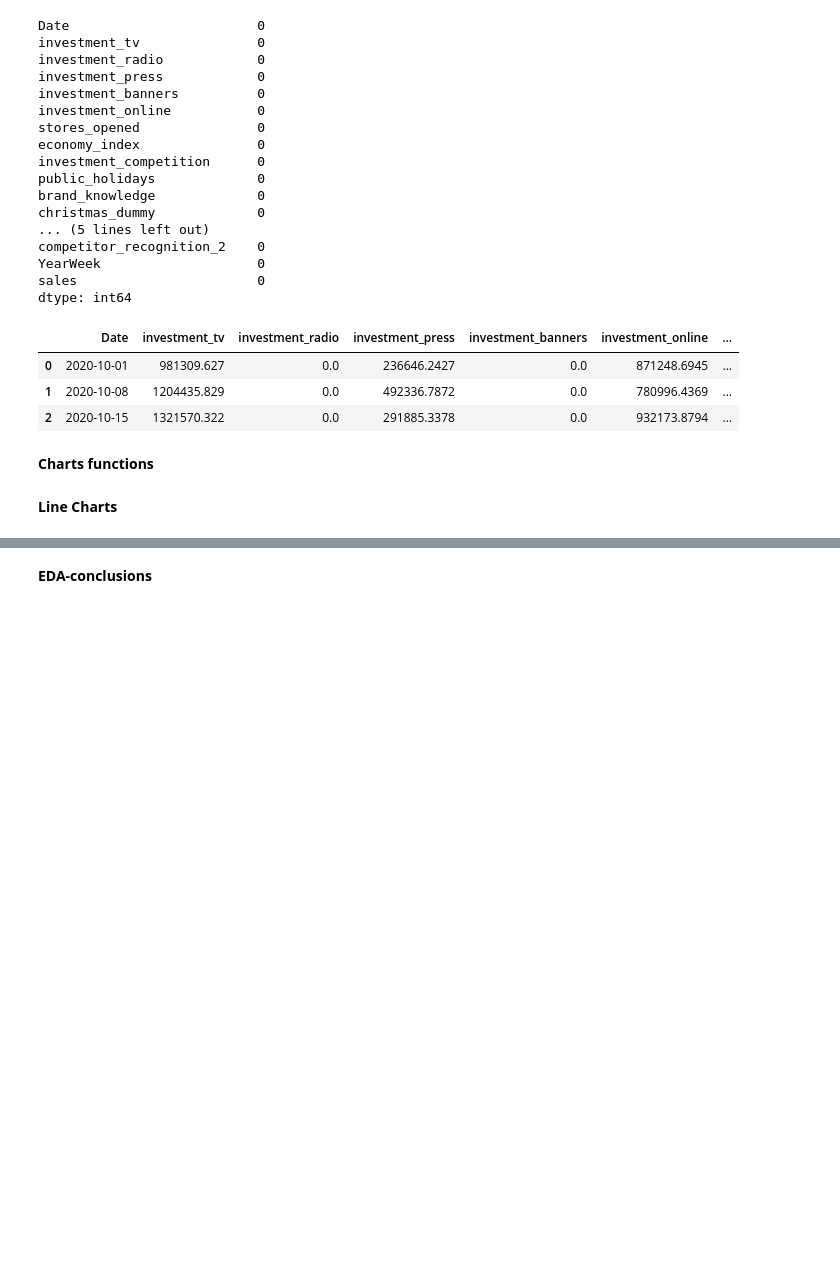
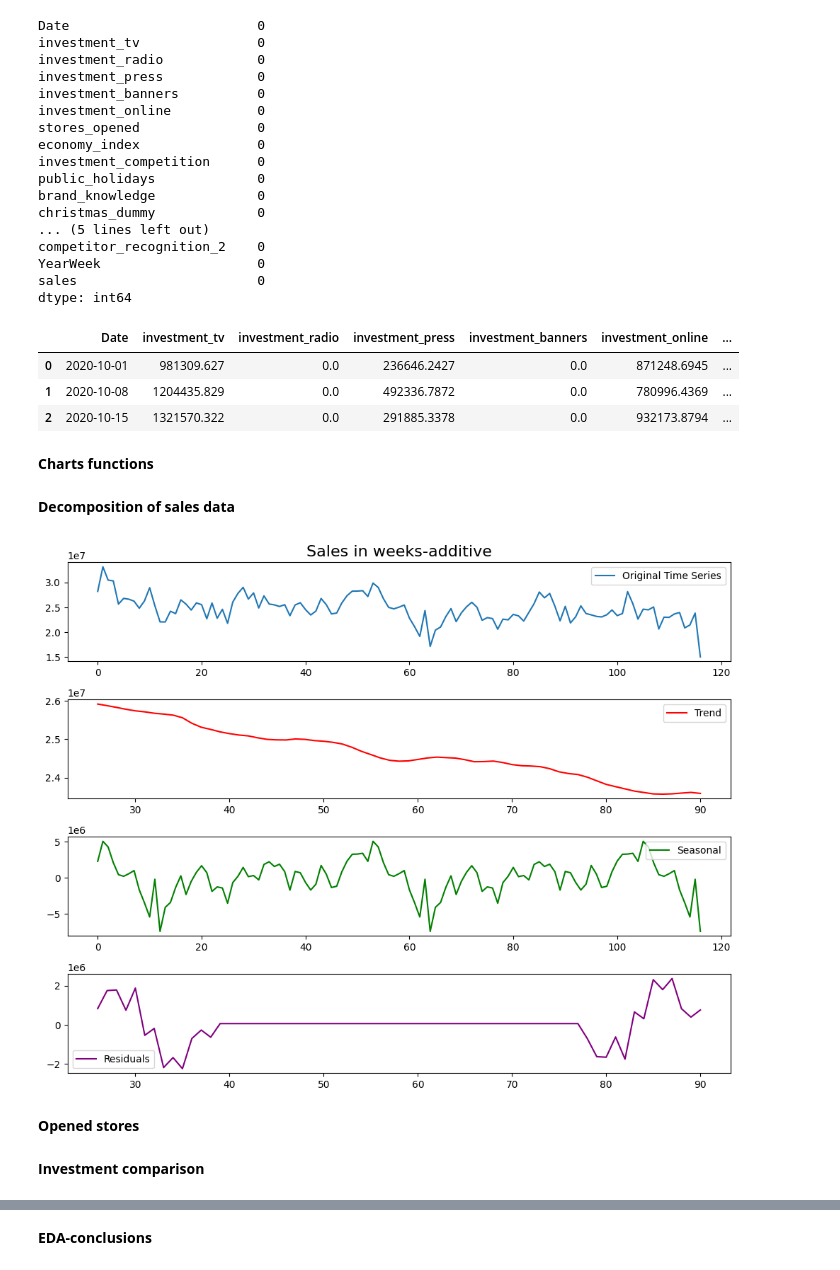
Before and after one commit to martincho48/Portfolio, a Jupyter notebook: Machine_Learning/Regression_Econometrics/Comercials-Econometrics-MMM/investments-econometrics-hand_over.ipynb, the cells around one changed output, grey strips where cells are left out. Drawn from its saved outputs; the diff is of its cells as text; code cells hidden in the pictures; blank space fills up the shorter version.

```diff
--- a/Machine_Learning/Regression_Econometrics/Comercials-Econometrics-MMM/investments-econometrics-hand_over.ipynb
+++ b/Machine_Learning/Regression_Econometrics/Comercials-Econometrics-MMM/investments-econometrics-hand_over.ipynb
@@ -178,5 +180,3 @@ def scatter_linear(df, x_col_name, y_col_name):
                     trendline_color_override="red"
                     )
     fig.show()
-# %% [markdown]
-**Line Charts**
@@ -191,3 +183,53 @@ line_plot_px(df = df_week,
+# %%
+#function
+
+def decompose(data: pd.DataFrame, column_name: str, period: int, title: str, model_type: str):
+
+    # Perform seasonal decomposition
+    result = seasonal_decompose(data[column_name], model=model_type, period=period)  # Adjust the period as needed
+
+    # Plot the original time series
+    plt.figure(figsize=(10, 8))
+
+    # Original Time Series
+    plt.subplot(4, 1, 1)
+    plt.plot(data[column_name], label='Original Time Series')
+    plt.legend()
+    plt.title(title + '-' + model_type, fontsize=16)
+
+    # Trend Component
+    plt.subplot(4, 1, 2)
+    plt.plot(result.trend, label='Trend', color='red')
+    plt.legend()
+
+
+    # Seasonal Component
+    plt.subplot(4, 1, 3)
+    plt.plot(result.seasonal, label='Seasonal', color='green')
+    plt.legend()
+
+
+    # Residuals
+    plt.subplot(4, 1, 4)
+    plt.plot(result.resid, label='Residuals', color='purple')
+    plt.legend()
+
+    plt.tight_layout()
+    plt.show()
+# %% [markdown]
+**Decomposition of sales data**
+# %%
+#call the function
+decompose(df_week,
+          column_name='sales',
+          period=52,
+          title='Sales in weeks',
+          model_type='additive'
+          )
+# %% [output]
+[figure, added]
+# %% [markdown]
+**Opened stores**
 # %%
 line_plot_secondary_axis_px(df=df_week,
                             x_col_name='Date',
@@ -203,3 +239,5 @@ line_plot_secondary_axis_px(df=df_week,
+# %% [markdown]
+**Investment comparison**
 # %%
 line_plot_px(df = df_week,
              title = 'Kinds of investments',
```
Also changed, not shown: parts of 69 cells of this notebook, 5 other files.
